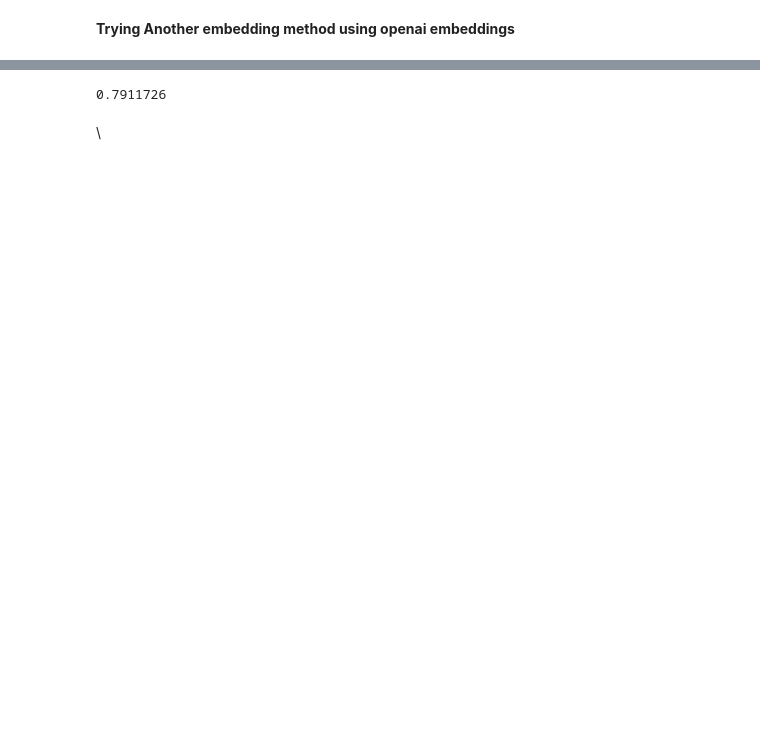
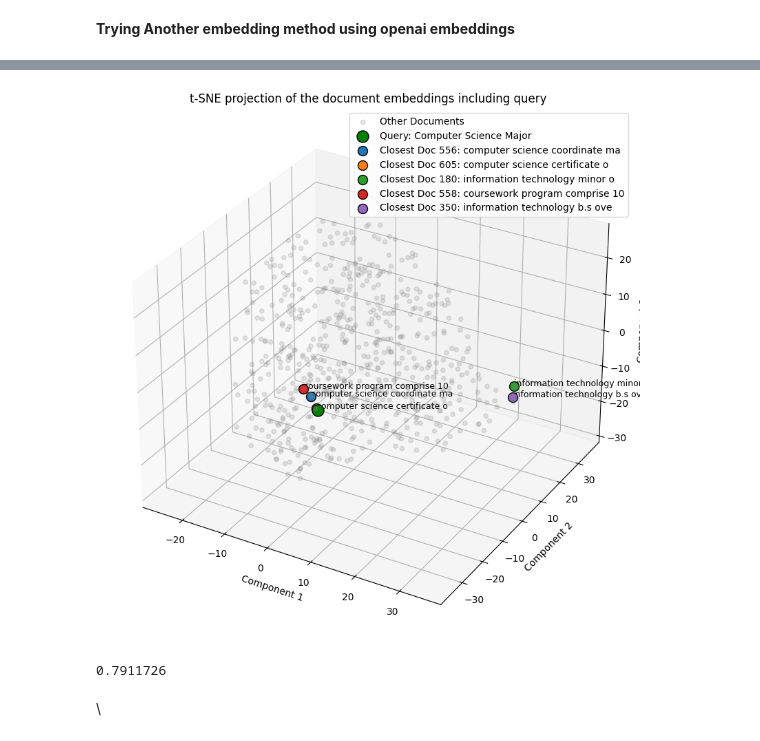
Before and after one commit to tulane-cmps6730/project-movies, a Jupyter notebook: notebooks/RAG.ipynb, the cells around one changed output, grey strips where cells are left out. Cells and saved outputs as stored; diff of their text form; code cells hidden in the pictures; blank space fills up the shorter version.

```diff
--- a/notebooks/RAG.ipynb
+++ b/notebooks/RAG.ipynb
@@ -542,3 +548,48 @@ plt.show()
+# %%
+
+from sklearn.manifold import TSNE
+import matplotlib.pyplot as plt
+from mpl_toolkits.mplot3d import Axes3D  # Import the 3D plotting toolkit
+import numpy as np
+import scipy.spatial
+
+# Assuming generate_embeddings is defined as before
+query_text = "Computer science core requirements for major"
+query_embedding = generate_embeddings([query_text])[0]  # Generate embedding for the query
+
+# Calculate distances from the query embedding to each document embedding
+distances = scipy.spatial.distance.cdist([query_embedding], document_embeddings, 'euclidean')[0]
+closest_indices = np.argsort(distances)[:5]  # Get indices of five closest documents
+
+# Reducing dimensions to 3 for visualization using t-SNE
+tsne = TSNE(n_components=3, random_state=42)
+all_embeddings = np.vstack([query_embedding, document_embeddings])  # Include query embedding
+embeddings_3d = tsne.fit_transform(all_embeddings)
+
+# Plotting
+fig = plt.figure(figsize=(12, 10))
+ax = fig.add_subplot(111, projection='3d')  # Create a 3D plotting axis
+
+# Scatter plot for all documents
+ax.scatter(embeddings_3d[1:, 0], embeddings_3d[1:, 1], embeddings_3d[1:, 2], alpha=0.2, color='grey', label='Other Documents')
+
+# Highlight the query
+ax.scatter(embeddings_3d[0, 0], embeddings_3d[0, 1], embeddings_3d[0, 2], color='green', edgecolor='k', s=150, label='Query: Computer Science Major')
+
+# Highlight the five closest documents
+for idx in closest_indices:
+    doc_label = chunked_docs[idx][:30]  # Use the first 20 characters as the label
+    ax.scatter(embeddings_3d[idx+1, 0], embeddings_3d[idx+1, 1], embeddings_3d[idx+1, 2], edgecolor='k', s=100, label=f'Closest Doc {idx+1}: {doc_label}')
+    ax.text(embeddings_3d[idx+1, 0], embeddings_3d[idx+1, 1], embeddings_3d[idx+1, 2], doc_label, fontsize=9)
+
+ax.set_title('t-SNE projection of the document embeddings including query')
+ax.set_xlabel('Component 1')
+ax.set_ylabel('Component 2')
+ax.set_zlabel('Component 3')
+ax.legend()
+plt.show()
+# %% [output]
+[figure, added]
 # %%
 import faiss
 
```
Also changed, not shown: parts of 1 cell of this notebook, 2 other files.
